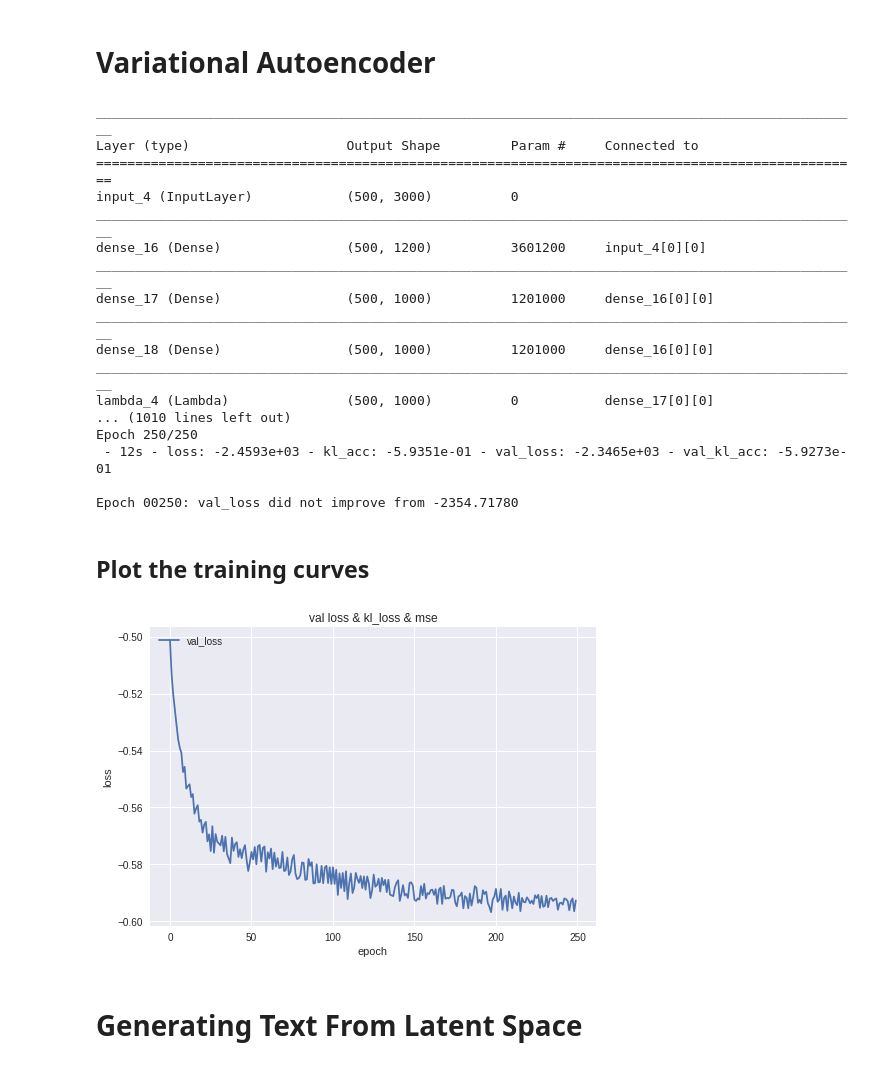
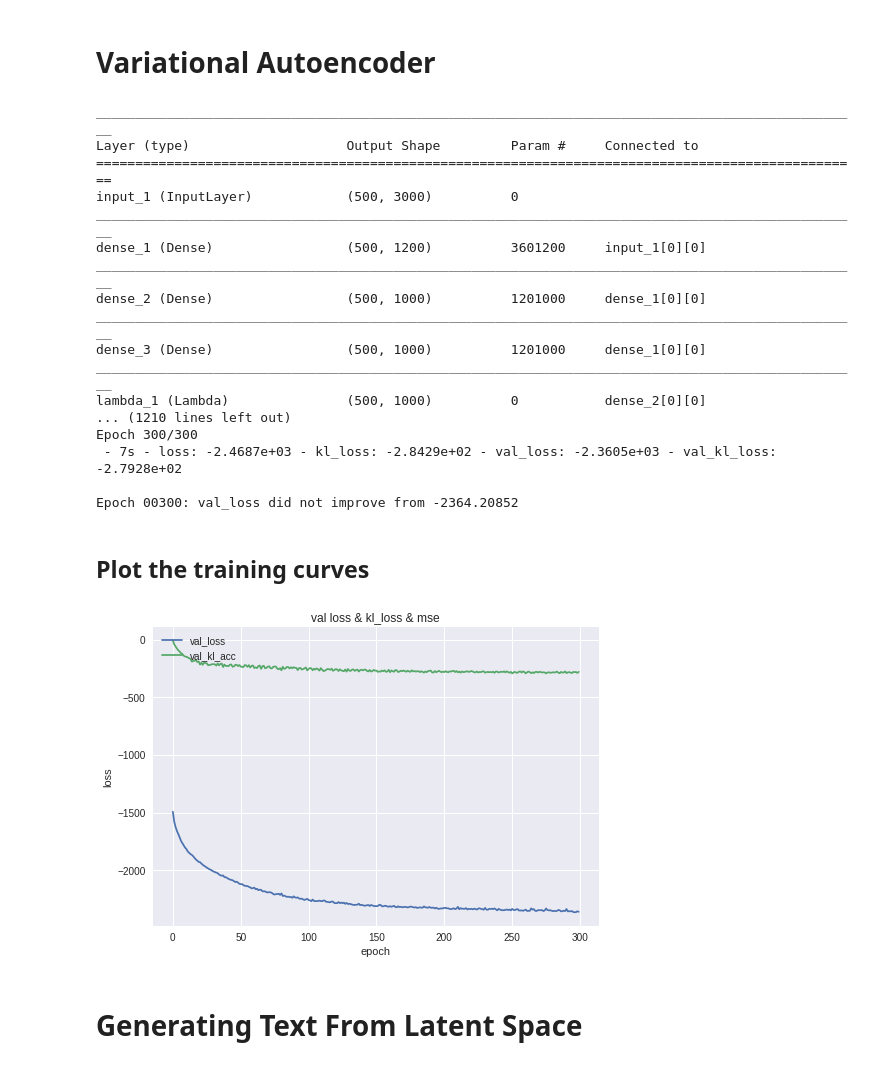
Before and after one commit to LanceNorskog/vae, a Jupyter notebook: vae_nlp__mscoco.ipynb, the cells around one changed output. Drawn from its saved outputs; the diff is of its cells as text; code cells hidden in the pictures.

```diff
--- a/vae_nlp__mscoco.ipynb
+++ b/vae_nlp__mscoco.ipynb
@@ -191,7 +207,7 @@ batch_size = 500
 original_dim = 3000
 latent_dim = 1000
 intermediate_dim = 1200
-epochs=250
+epochs=300
 epsilon_std = 1.0
 learning_rate = 0.001
 opt = Nadam(lr=learning_rate)
@@ -226,8 +242,8 @@ def zero_loss(y_true, y_pred):
     return K.zeros_like(y_pred)
 
 # KL loss as an accuracy measure
-def kl_acc(x, x_decoded_mean):
-    return -0.5 + K.sum(1 + z_log_var - K.square(z_mean) - K.exp(z_log_var), axis=-1)/original_dim
+def kl_loss(x, x_decoded_mean):
+    return  K.sum(1 + z_log_var - K.square(z_mean) - K.exp(z_log_var), axis=-1)
 
 # Custom loss layer
 class CustomVariationalLayer(Layer):
@@ -250,7 +266,7 @@ class CustomVariationalLayer(Layer):
 
 loss_layer = CustomVariationalLayer()([x, x_decoded_mean])
 vae = Model(x, [loss_layer])
-vae.compile(optimizer='rmsprop', loss=[zero_loss], metrics=[kl_acc])
+vae.compile(optimizer='rmsprop', loss=[zero_loss], metrics=[kl_loss])
 vae.summary()
 
 #checkpoint
@@ -284,36 +300,36 @@ generator = Model(decoder_input, _x_decoded_mean)
 __________________________________________________________________________________________________
 Layer (type)                    Output Shape         Param #     Connected to
 ==================================================================================================
-input_4 (InputLayer)            (500, 3000)          0
+input_1 (InputLayer)            (500, 3000)          0
 __________________________________________________________________________________________________
-dense_16 (Dense)                (500, 1200)          3601200     input_4[0][0]
+dense_1 (Dense)                 (500, 1200)          3601200     input_1[0][0]
 __________________________________________________________________________________________________
-dense_17 (Dense)                (500, 1000)          1201000     dense_16[0][0]
+dense_2 (Dense)                 (500, 1000)          1201000     dense_1[0][0]
 __________________________________________________________________________________________________
-dense_18 (Dense)                (500, 1000)          1201000     dense_16[0][0]
+dense_3 (Dense)                 (500, 1000)          1201000     dense_1[0][0]
 __________________________________________________________________________________________________
-lambda_4 (Lambda)               (500, 1000)          0           dense_17[0][0]
-... (1010 lines left out)
-Epoch 250/250
- - 12s - loss: -2.4593e+03 - kl_acc: -5.9351e-01 - val_loss: -2.3465e+03 - val_kl_acc: -5.9273e-01
+lambda_1 (Lambda)               (500, 1000)          0           dense_2[0][0]
+... (1210 lines left out)
+Epoch 300/300
+ - 7s - loss: -2.4687e+03 - kl_loss: -2.8429e+02 - val_loss: -2.3605e+03 - val_kl_loss: -2.7928e+02
 
-Epoch 00250: val_loss did not improve from -2354.71780
+Epoch 00300: val_loss did not improve from -2364.20852
 # %% [markdown]
 ## Plot the training curves
 # %%
 import sklearn.preprocessing as skprep
 
 if history != None:
-    #plt.plot(history.history['val_loss'])
-    plt.plot(history.history['val_kl_acc'])
+    plt.plot(history.history['val_loss'])
+    plt.plot(history.history['val_kl_loss'])
     #plt.plot(history.history['val_mean_squared_error'])
     plt.title('val loss & kl_loss & mse')
     plt.ylabel('loss')
     plt.xlabel('epoch')
     plt.legend(['val_loss', 'val_kl_acc', 'val_mse'], loc='upper left')
     plt.show()
 # %% [output]
-[figure, old version]
+[figure, new version]
 # %% [markdown]
 # Generating Text From Latent Space
 # %%
```
Also changed, not shown: parts of 10 cells of this notebook.
